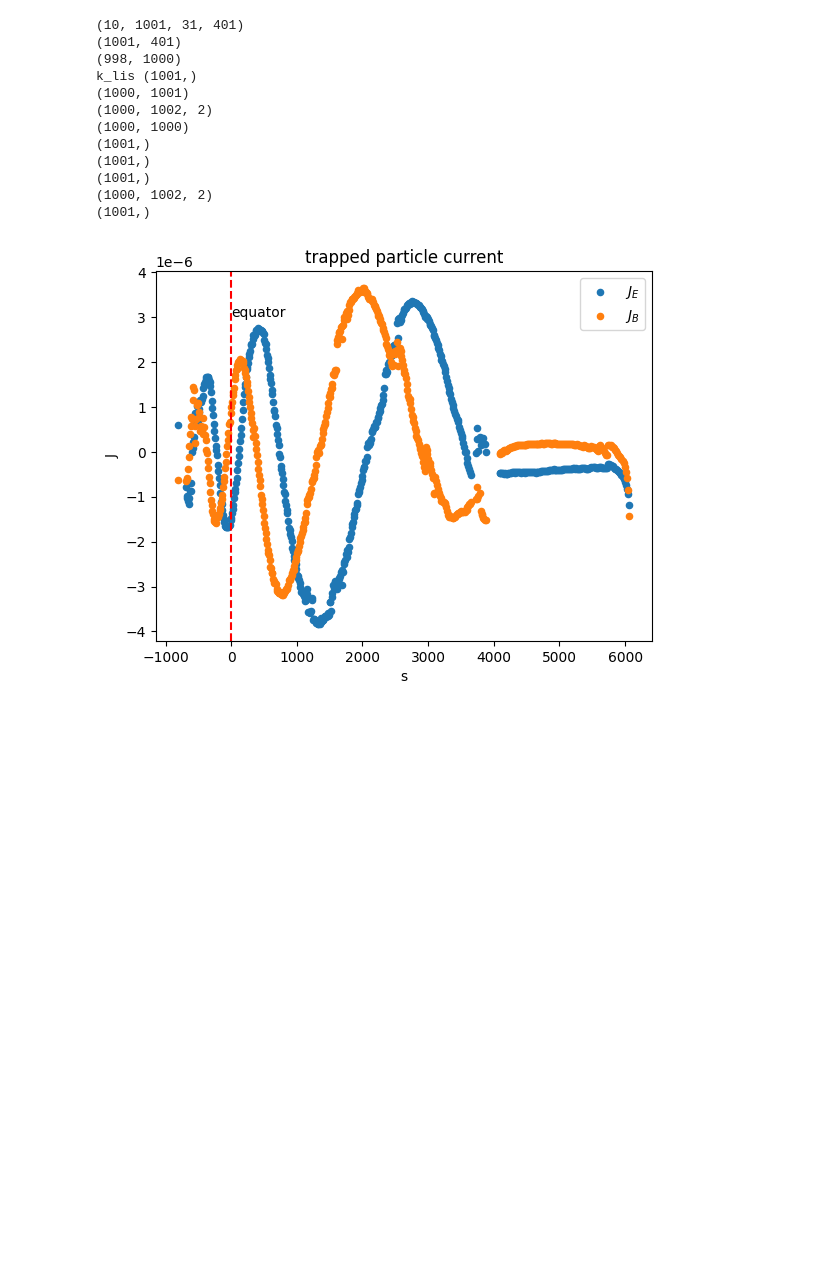
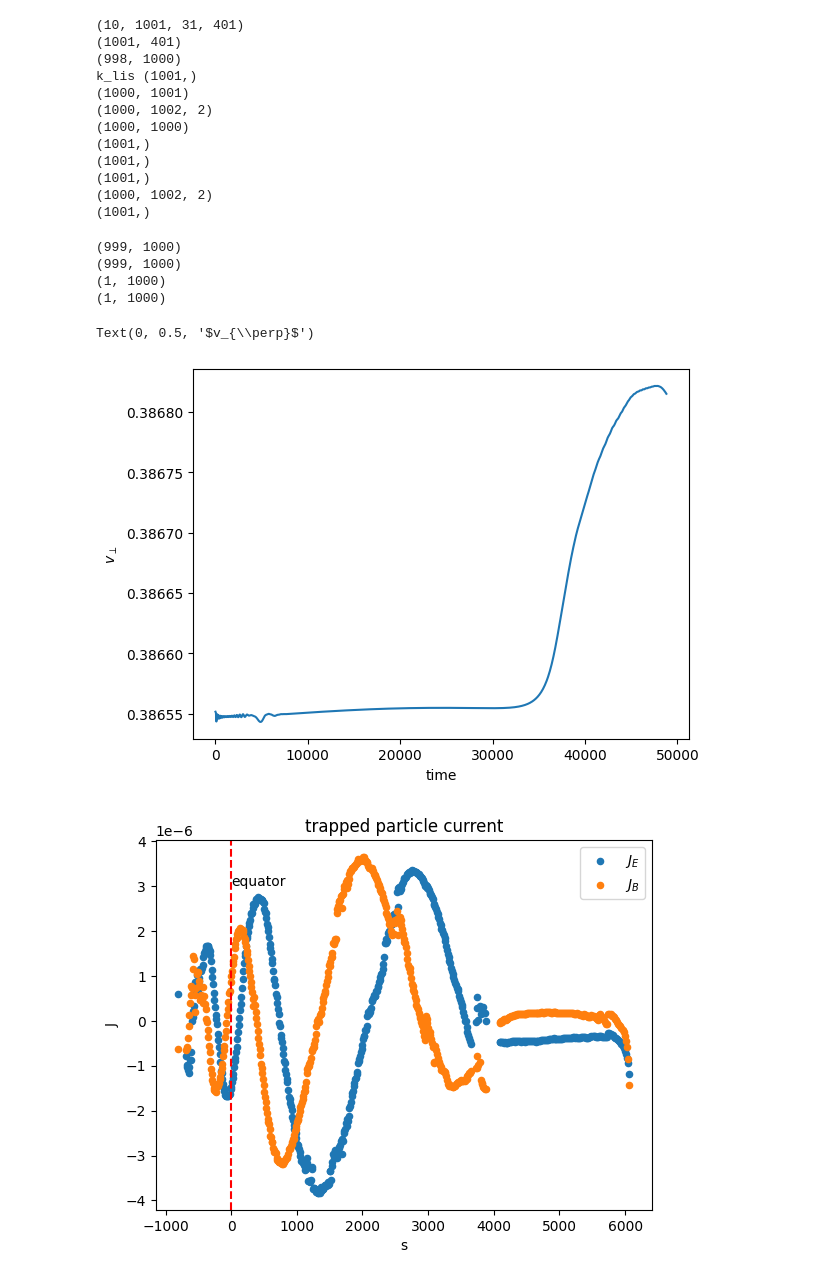
Before and after one commit to jobswei/SAM-for-plasma-hole, a Jupyter notebook: tools/current.ipynb, the cells around one changed output. Drawn from its saved outputs; the diff is of its cells as text; code cells hidden in the pictures; blank space fills up the shorter version.

```diff
--- a/tools/current.ipynb
+++ b/tools/current.ipynb
@@ -51,6 +51,46 @@ k_lis (1001,)
 (1001,)
 (1000, 1002, 2)
 (1001,)
+# %%
+chor_lis_=chor_lis[:,:,0]+1j*chor_lis[:,:,1]
+theta_lis=np.angle(chor_lis_)
+delta_w_lis=(theta_lis[1:,:]-theta_lis[:-1,:])[:,:-2]/48.9
+delta_k_lis=((theta_lis[:,1:]-theta_lis[:,:-1])[:,:-1]/(zpos_lis[1:]-zpos_lis[:-1])[None,:])[:-1,:]
+vr_lis_=vr_lis[None,:-1]
+k_lis_=k_lis[None,:-1]
+# %%
+print(delta_w_lis.shape)
+print(delta_k_lis.shape)
+print(vr_lis_.shape)
+print(k_lis_.shape)
+# %% [output]
+(999, 1000)
+(999, 1000)
+(1, 1000)
+(1, 1000)
+# %%
+Omega_lis=(delta_w_lis-vr_lis_*delta_k_lis)/(k_lis_**2)
+# %%
+s=800
+J=Jact_lis[s]
+Pi=vr_lis[s]/k_lis[s]
+omega_ce=gyro_lis[s]
+Omega=Omega_lis[:,s]
+v_perp=np.sqrt(2*omega_ce*(J+Omega+Pi))
+time_lis=[]
+vperp_=[]
+for id,i in enumerate(v_perp):
+    if abs(i)>0.4 or i<0.35:
+        continue
+    time_lis.append(id*48.9)
+    vperp_.append(i)
+plt.plot(time_lis,vperp_)
+# plt.ylim(0,1e-3)
+plt.xlabel("time")
+plt.ylabel(r"$v_{\perp}$")
+# %% [output]
+Text(0, 0.5, '$v_{\\perp}$')
+[figure, added]
 # %%
 wl=0.30328825168137874/5
 vperp0=0.3
```
Also changed, not shown: 4 other files.
